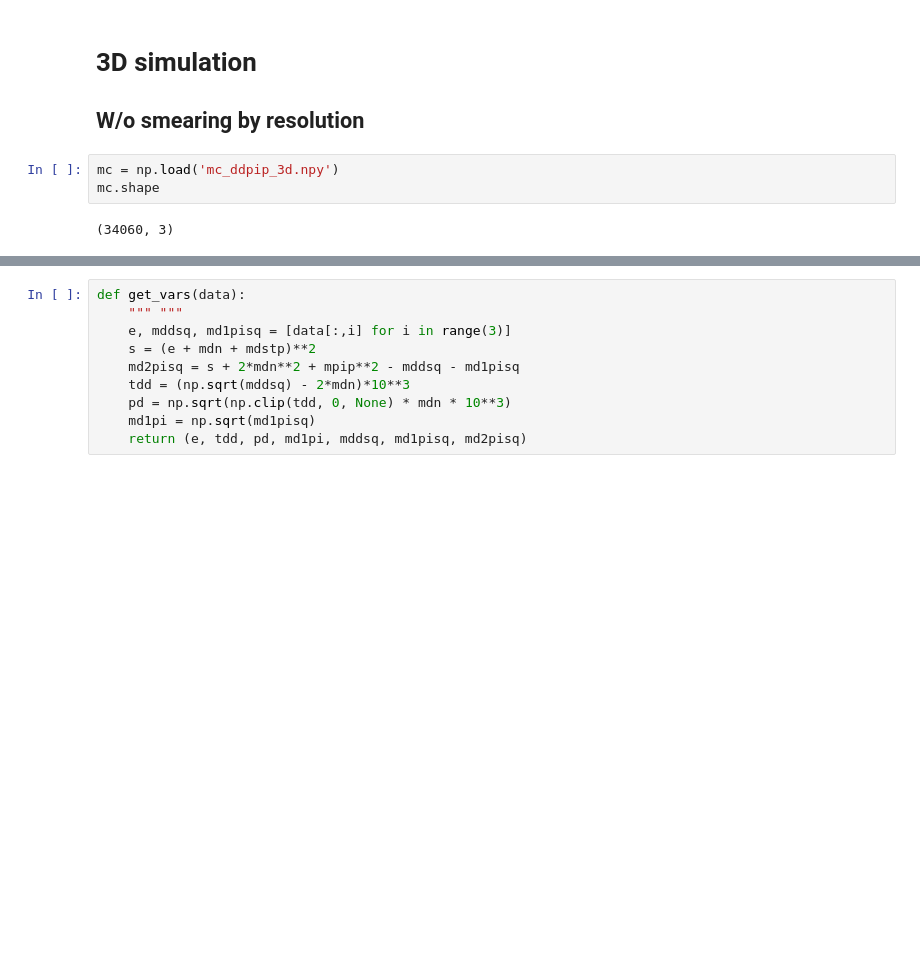
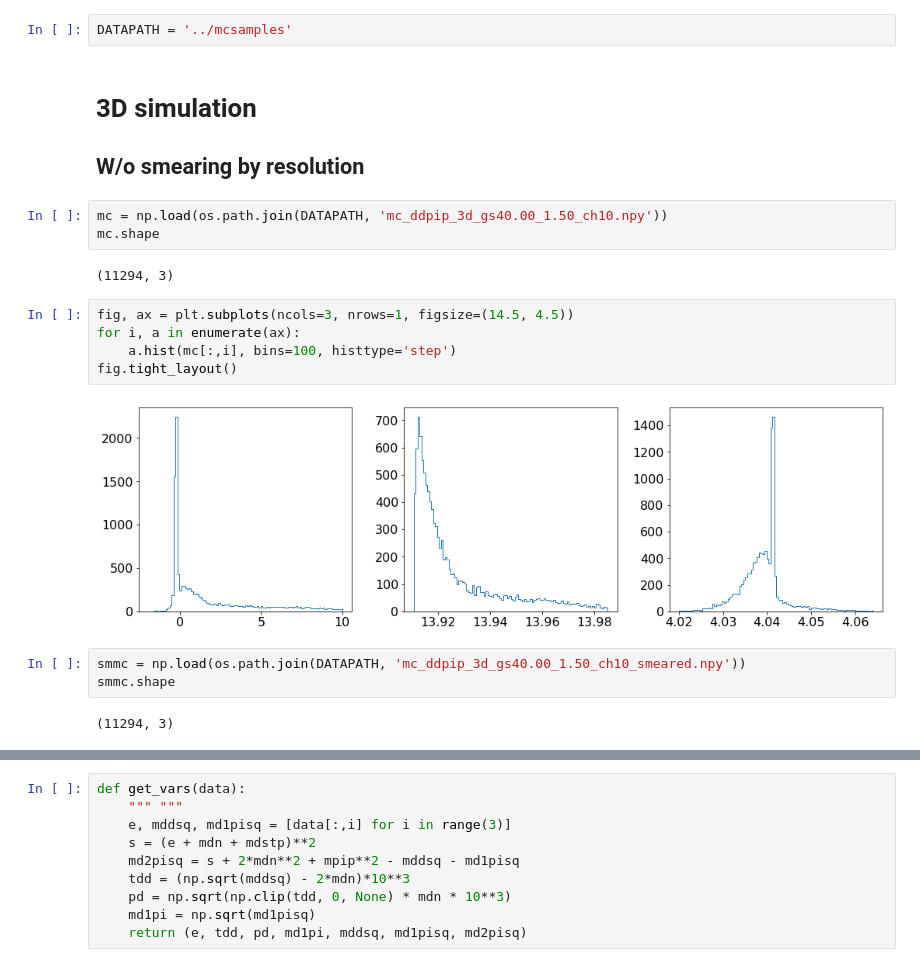
Before and after one commit to VitalyVorobyev/ddst, a Jupyter notebook: ipynb/MC.ipynb, the cells around one changed output, grey strips where cells are left out. Drawn from its saved outputs; the diff is of its cells as text; blank space fills up the shorter version.

```diff
--- a/ipynb/MC.ipynb
+++ b/ipynb/MC.ipynb
@@ -6,8 +13,22 @@ from lib.params import mdn, mdstp, mpip
+# %%
+DATAPATH = '../mcsamples'
 # %% [markdown]
 # 3D simulation
 ## W/o smearing by resolution
 # %%
-mc = np.load('mc_ddpip_3d.npy')
+mc = np.load(os.path.join(DATAPATH, 'mc_ddpip_3d_gs40.00_1.50_ch10.npy'))
 mc.shape
 # %% [output]
-(34060, 3)
+(11294, 3)
+# %%
+fig, ax = plt.subplots(ncols=3, nrows=1, figsize=(14.5, 4.5))
+for i, a in enumerate(ax):
+    a.hist(mc[:,i], bins=100, histtype='step')
+fig.tight_layout()
+# %% [output]
+[figure, added]
+# %%
+smmc = np.load(os.path.join(DATAPATH, 'mc_ddpip_3d_gs40.00_1.50_ch10_smeared.npy'))
+smmc.shape
+# %% [output]
+(11294, 3)
```
Also changed, not shown: parts of 10 cells of this notebook, 6 other files.
